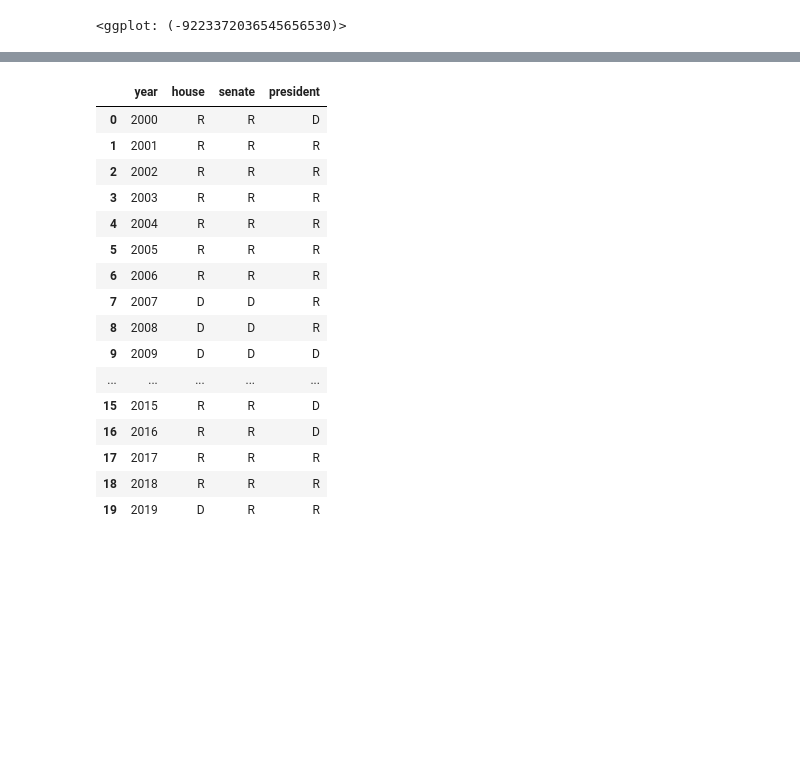
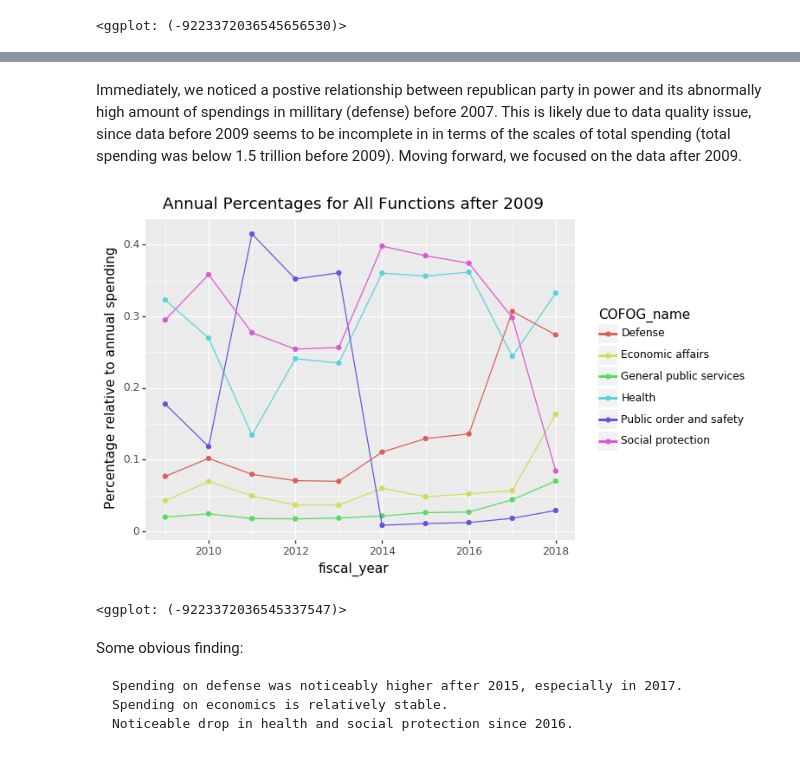
Before and after one commit to nathanjchan/sta141c-project, a Jupyter notebook: Project.ipynb, the cells around one changed output, grey strips where cells are left out. Drawn from its saved outputs; the diff is of its cells as text; code cells hidden in the pictures; blank space fills up the shorter version.

```diff
--- a/Project.ipynb
+++ b/Project.ipynb
@@ -190,20 +211,20 @@ parties = pd.read_csv('parties.csv')
-# %%
-parties
-# %% [output]
-|  | year | house | senate | president |
-| 0 | 2000 | R | R | D |
-| 1 | 2001 | R | R | R |
-| 2 | 2002 | R | R | R |
-| 3 | 2003 | R | R | R |
-| 4 | 2004 | R | R | R |
-| 5 | 2005 | R | R | R |
-| 6 | 2006 | R | R | R |
-| 7 | 2007 | D | D | R |
-| 8 | 2008 | D | D | R |
-| 9 | 2009 | D | D | D |
-| ... | ... | ... | ... | ... |
-| 15 | 2015 | R | R | D |
-| 16 | 2016 | R | R | D |
-| 17 | 2017 | R | R | R |
-| 18 | 2018 | R | R | R |
-| 19 | 2019 | D | R | R |
+# %% [markdown]
+Immediately, we noticed a postive relationship between republican party in power and its abnormally high amount of spendings in millitary (defense) before 2007. This is likely due to data quality issue, since data before 2009 seems to be incomplete in in terms of the scales of total spending (total spending was below 1.5 trillion before 2009). Moving forward, we focused on the data after 2009.
+# %%
+test_df = category[category['fiscal_year'] > 2008]
+temp_df = test_df[test_df['COFOG_name'].str.contains(
+    "Defense|Economic affairs|General public services|Public order and safety|Health|Social protection")]
+ggplot(temp_df)\
++ aes('fiscal_year', "percent", group='COFOG_name', color="COFOG_name")\
++ geom_point() + geom_line()\
++ p9.labels.ylab('Percentage relative to annual spending')\
++ p9.labels.ggtitle("Annual Percentages for All Functions after 2009")
+# %% [output]
+[figure, added]
+<ggplot: (-9223372036545337547)>
+# %% [markdown]
+Some obvious finding:
+
+    Spending on defense was noticeably higher after 2015, especially in 2017.
+    Spending on economics is relatively stable.
+    Noticeable drop in health and social protection since 2016.
```
Also changed, not shown: parts of 2 cells of this notebook.
